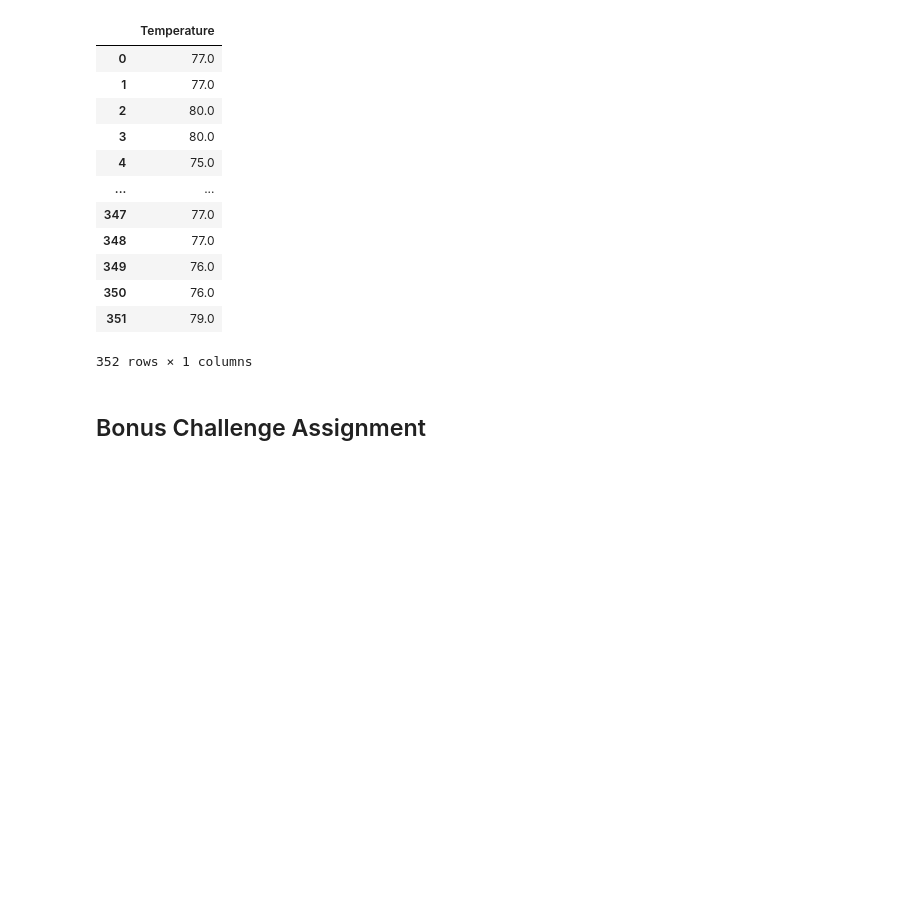
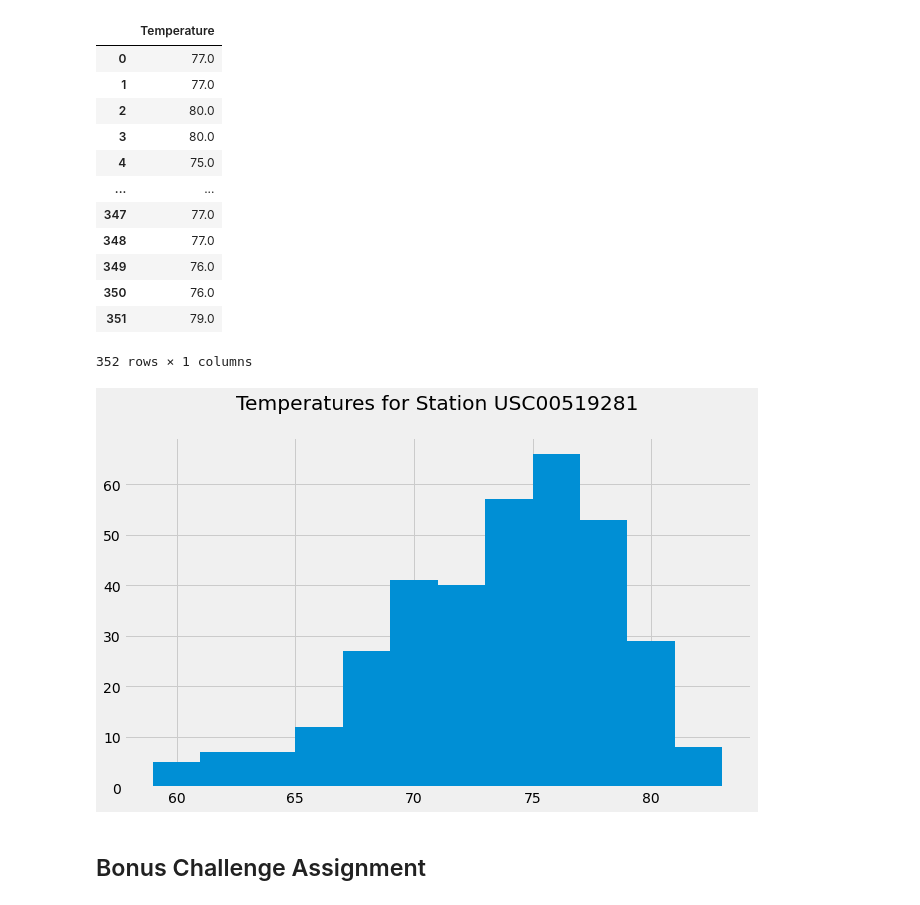
Before and after one commit to Karla-Flores/Sqlalchemy, a Jupyter notebook: climate_starter.ipynb, the cells around one changed output. Drawn from its saved outputs; the diff is of its cells as text; code cells hidden in the pictures; blank space fills up the shorter version.

Commit message:
Histogram with bins=12

```diff
--- a/climate_starter.ipynb
+++ b/climate_starter.ipynb
@@ -242,6 +241,17 @@ tobs
 | 350 | 76.0 |
 | 351 | 79.0 |
 352 rows × 1 columns
+# %%
+# Plot the results as a histogram with bins=12
+fig, ax= plt.subplots(figsize = (10, 6))
+plt.hist(tobs['Temperature'],bins=12)
+ax.set_title(f'Temperatures for Station {b_station}\n')
+ax.set_xlabel('Temperature (F)')
+ax.set_ylabel('Frequency')
+plt.savefig('Images/Image1.png',bbox_inches = 'tight')
+plt.show()
+# %% [output]
+[figure, added]
 # %% [markdown]
 ## Bonus Challenge Assignment
 # %%
```
Also changed, not shown: parts of 1 cell of this notebook, 1 other file.
